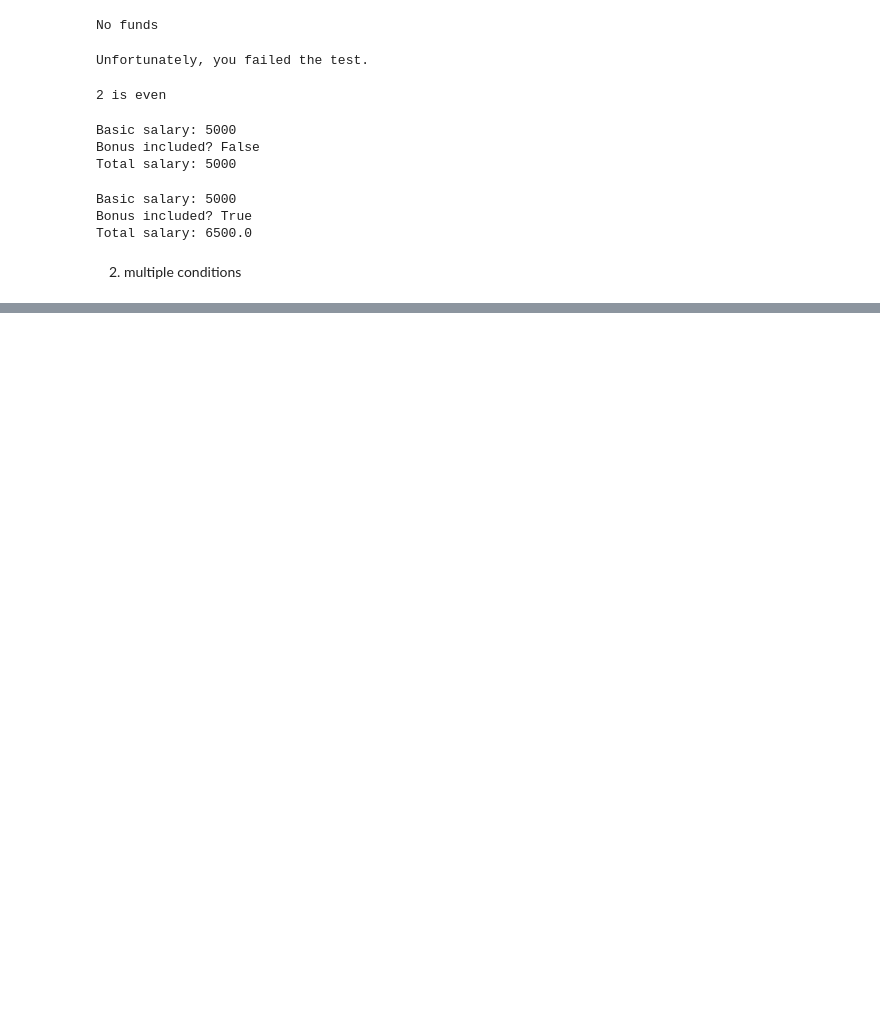
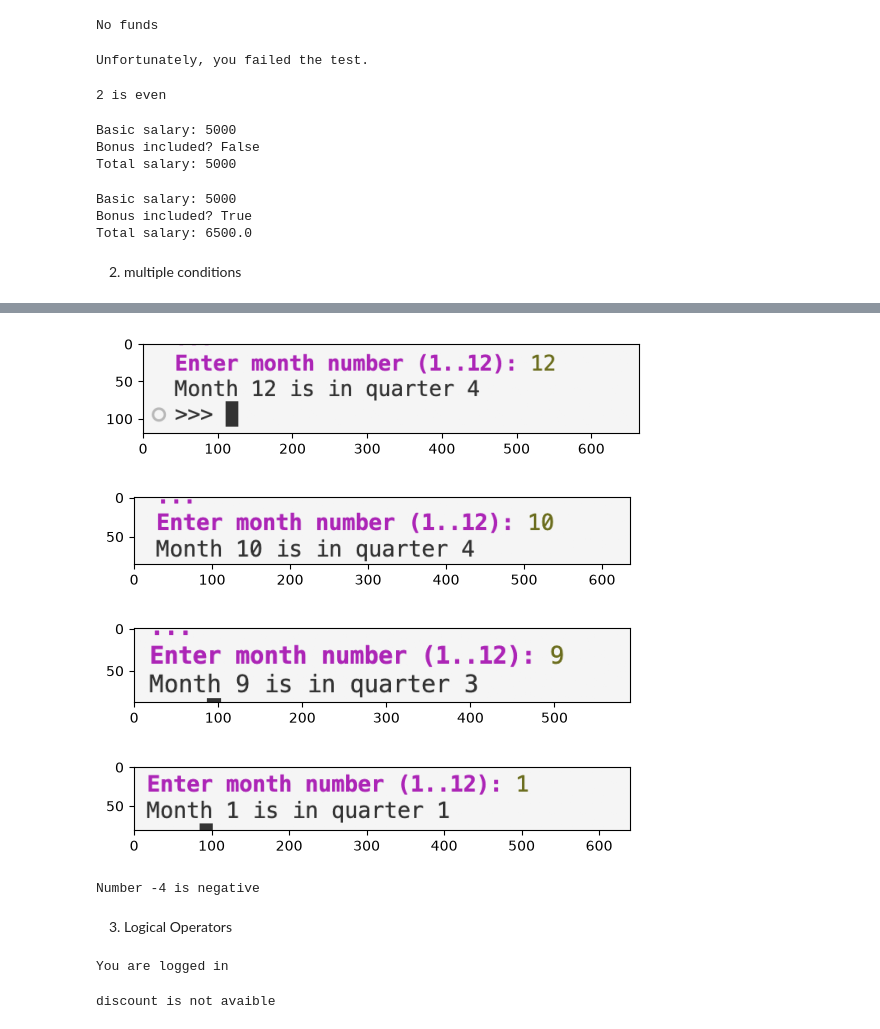
Before and after one commit to magieraem/prg-basics, a Jupyter notebook: 03-ControlStructures/cwiczenia03_191026.ipynb, the cells around one changed output, grey strips where cells are left out. Cells and saved outputs as stored; diff of their text form; code cells hidden in the pictures; blank space fills up the shorter version.

```diff
--- a/03-ControlStructures/cwiczenia03_191026.ipynb
+++ b/03-ControlStructures/cwiczenia03_191026.ipynb
@@ -123,0 +221,62 @@ else:
+# %%
+#5_odp
+imgplot = plt.imshow(mpimg.imread('odp/5_1.png'))
+plt.show()
+imgplot = plt.imshow(mpimg.imread('odp/5_2.png'))
+plt.show()
+imgplot = plt.imshow(mpimg.imread('odp/5_3.png'))
+plt.show()
+imgplot = plt.imshow(mpimg.imread('odp/5_4.png'))
+plt.show()
+# %% [output]
+[figure, added]
+[figure, added]
+[figure, added]
+[figure, added]
+# %%
+#6
+number = int(input("Podaj liczbę:"))
+
+if number < 0:
+    sign = "negative"
+elif number > 0:
+    sign = "positive"
+else:
+    sign = "zero"
+
+if sign == "negative" or sign == "positive":
+    print(f"Number {number} is {sign}")
+else:
+    print(f"Number is {number}.")
+# %% [output]
+Number -4 is negative
+# %% [markdown]
+3. Logical Operators
+# %%
+###2
+# Checking login and password
+#
+login = 'joe'
+password = 'abcd'
+entered_login = input('Login: ')
+entered_password = input('Password: ')
+if login == entered_login and password == entered_password :
+    print('You are logged in')
+else:
+    print('Incorrect login or password!!')
+# %% [output]
+You are logged in
+# %%
+###3
+# Checking if discount is available
+# The discount is available to children under 18,
+# or people 65 or older.
+#
+age = int(input('Enter your age: '))
+
+if age < 18 or age >= 65 :
+    print("discount is avaible")
+else:
+    print("discount is not avaible")
+# %% [output]
+discount is not avaible
```
Also changed, not shown: parts of 7 cells of this notebook, 4 other files.
